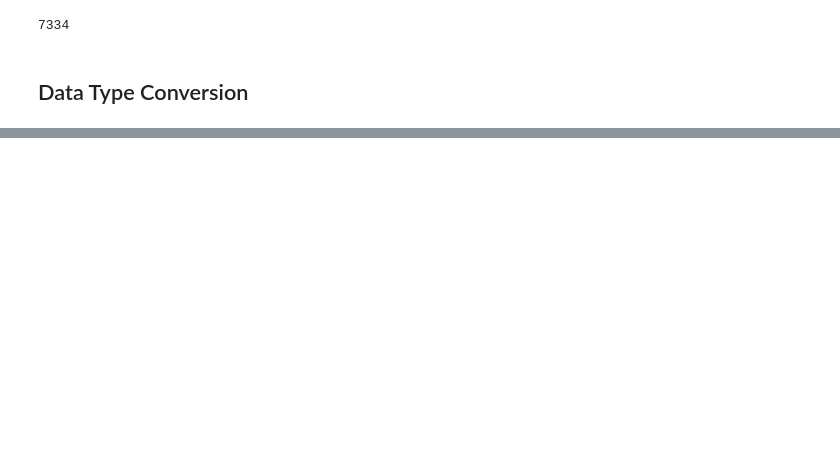
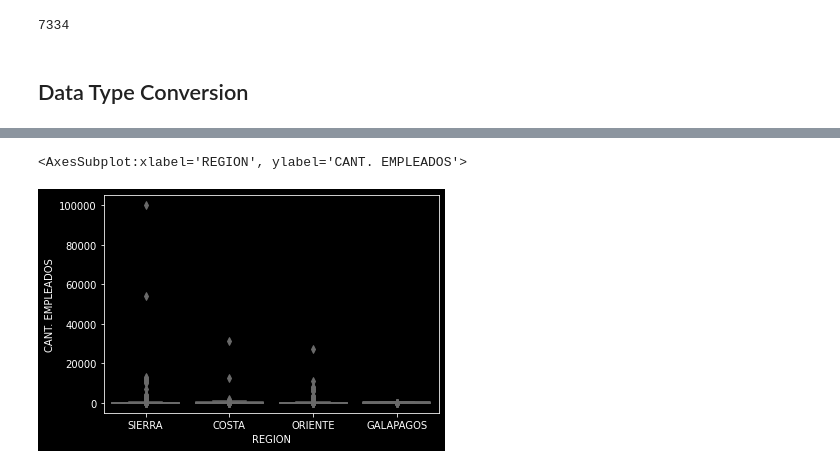
Before and after one commit to JFNebel/ecuadorian-graduates-workforce-mobility, a Jupyter notebook: ProyectoICD.ipynb, the cells around one changed output, grey strips where cells are left out. Saved outputs shown, nothing was run; the diff lists cells and outputs as text; code cells hidden in the pictures; blank space fills up the shorter version.

```diff
--- a/ProyectoICD.ipynb
+++ b/ProyectoICD.ipynb
@@ -181 +243,8 @@ employee_dist.sum().sum()
+# %%
+# Let's confirm our suspicions of intra-company-size outliers.
+df3 = df.loc[df["TAMAÑO"] == "GRANDE"]
+sns.boxplot(x="REGION", y="CANT. EMPLEADOS", data=df3)
+# %% [output]
+<AxesSubplot:xlabel='REGION', ylabel='CANT. EMPLEADOS'>
+[figure, added]
 # %%
```
Also changed, not shown: parts of 30 cells of this notebook.
